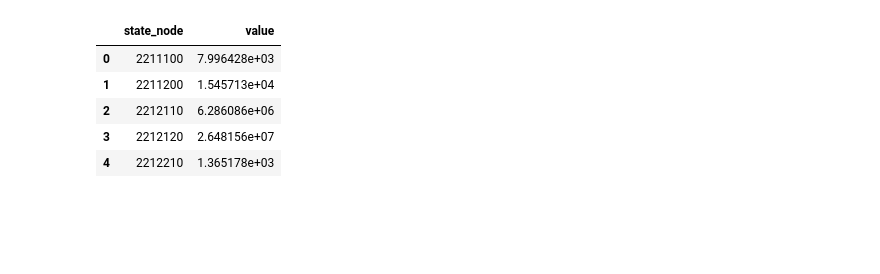
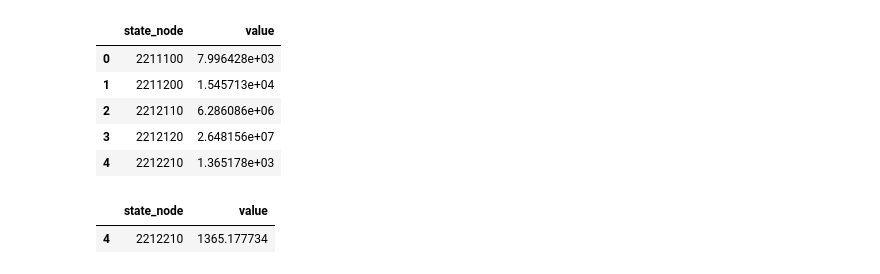
Before and after one commit to erin-glen/AFOLU_GHG_flux_model, a Jupyter notebook: src/LULUCF/scripts/zonal_statistics/LULUCF_output_zonal_stats_20250506.ipynb, the cells around one changed output. Drawn from its saved outputs; the diff is of its cells as text; code cells hidden in the pictures; blank space fills up the shorter version.

```diff
--- a/src/LULUCF/scripts/zonal_statistics/LULUCF_output_zonal_stats_20250506.ipynb
+++ b/src/LULUCF/scripts/zonal_statistics/LULUCF_output_zonal_stats_20250506.ipynb
@@ -512,4 +306,7 @@ df.head()
 | 3 | 2212120 | 2.648156e+07 |
 | 4 | 2212210 | 1.365178e+03 |
 # %%
-df[(df.gadm_adm0 == 404) & (df.gadm_adm1 == 20) & (df.gadm_adm2 == 3) & (df.tcd_threshold == 5)]
+df[(df.state_node == 2212210)]
+# %% [output]
+|  | state_node | value |
+| 4 | 2212210 | 1365.177734 |
```
Also changed, not shown: parts of 28 cells of this notebook, 6 other files.
